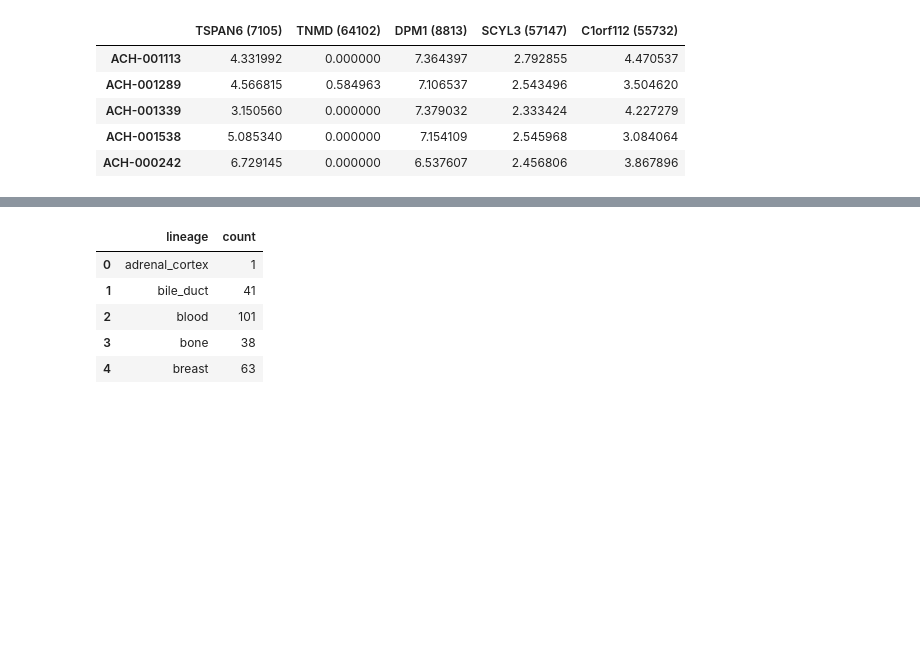
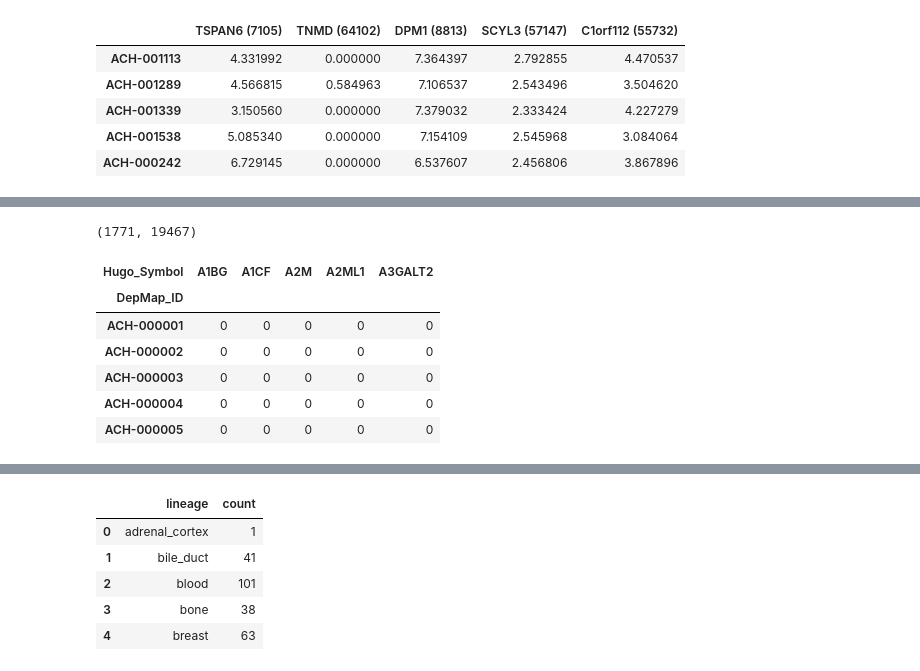
Before and after one commit to greenelab/pancancer-evaluation, a Jupyter notebook: 08_cell_line_prediction/download_data.ipynb, the cells around one changed output, grey strips where cells are left out. Drawn from its saved outputs; the diff is of its cells as text; code cells hidden in the pictures; blank space fills up the shorter version.

Commit message:
download and process mutation data

```diff
--- a/08_cell_line_prediction/download_data.ipynb
+++ b/08_cell_line_prediction/download_data.ipynb
@@ -93,0 +116,25 @@ ccle_exp_cancer_types.head()
+# %%
+# process mutations into binary matrix
+# https://github.com/greenelab/pancancer/blob/d1b3de7fa387d0a44d0a4468b0ac30918ed66886/scripts/initialize/process_sample_freeze.py#L86
+mutations = [
+    'Frame_Shift_Del',
+    'Frame_Shift_Ins',
+    'In_Frame_Del',
+    'In_Frame_Ins',
+    'Missense_Mutation',
+    'Nonsense_Mutation',
+    'Nonstop_Mutation',
+    'RNA',
+    'Splice_Site',
+    'Translation_Start_Site',
+]
+
+sample_mutations = (ccle_mutation_df
+    .query('Variant_Classification in @mutations')
+    .groupby(['DepMap_ID', 'Chromosome', 'Hugo_Symbol'])
+    .apply(len)
+    .reset_index()
+    .rename(columns={0: 'mutation'})
+)
+
+sample_mutations.iloc[:5, :5]
@@ -93,0 +148,21 @@ ccle_exp_cancer_types.head()
+# %%
+ccle_mutation_binary_df = (sample_mutations
+    .pivot_table(index='DepMap_ID',
+                 columns='Hugo_Symbol',
+                 values='mutation',
+                 fill_value=0)
+    .astype(bool)
+    .astype(int)
+)
+
+print(ccle_mutation_binary_df.shape)
+ccle_mutation_binary_df.iloc[:5, :5]
+# %% [output]
+(1771, 19467)
+| Hugo_Symbol | A1BG | A1CF | A2M | A2ML1 | A3GALT2 |
+| DepMap_ID |  |  |  |  |  |
+| ACH-000001 | 0 | 0 | 0 | 0 | 0 |
+| ACH-000002 | 0 | 0 | 0 | 0 | 0 |
+| ACH-000003 | 0 | 0 | 0 | 0 | 0 |
+| ACH-000004 | 0 | 0 | 0 | 0 | 0 |
+| ACH-000005 | 0 | 0 | 0 | 0 | 0 |
```
Also changed, not shown: parts of 14 cells of this notebook, 1 other file.
